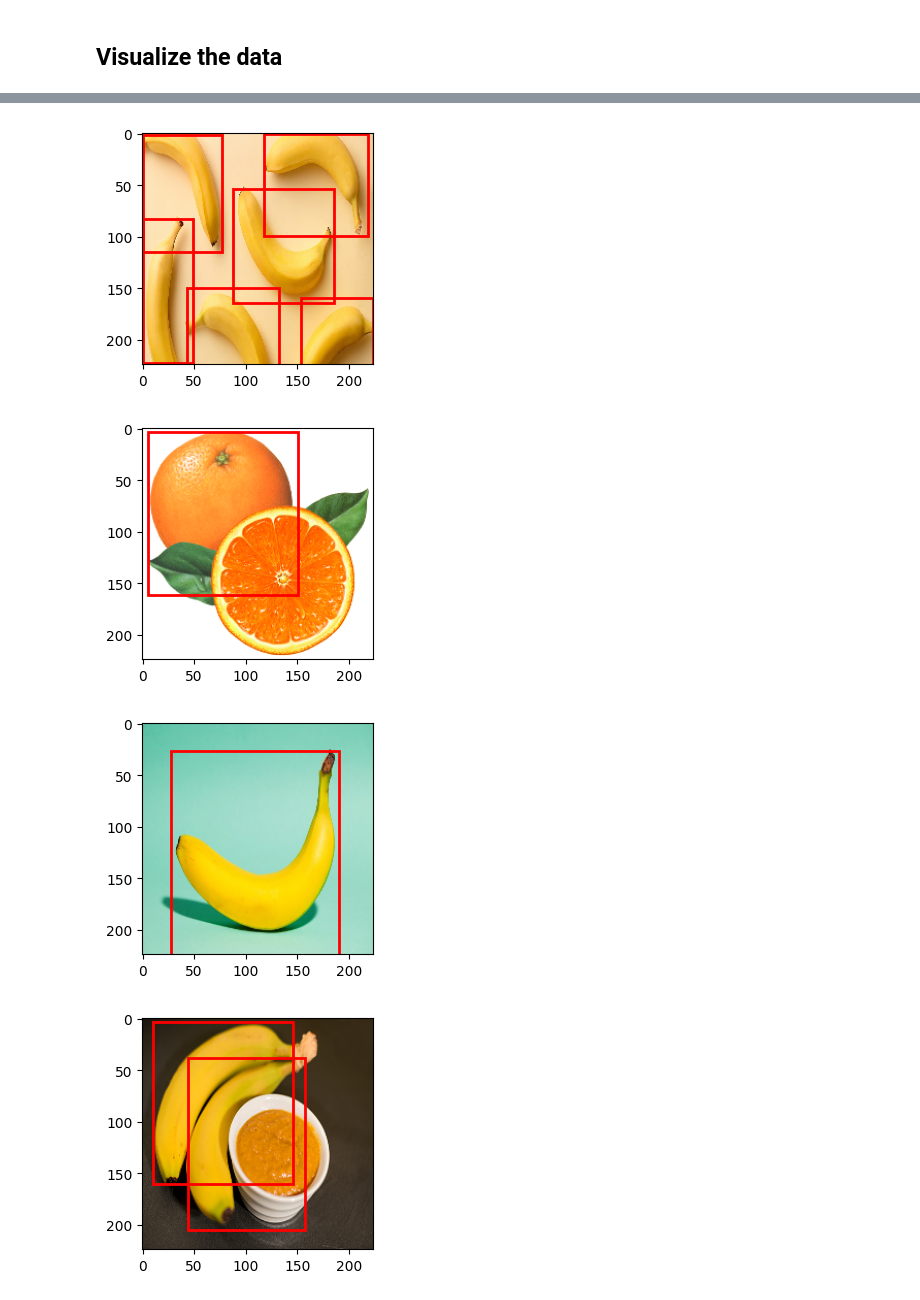
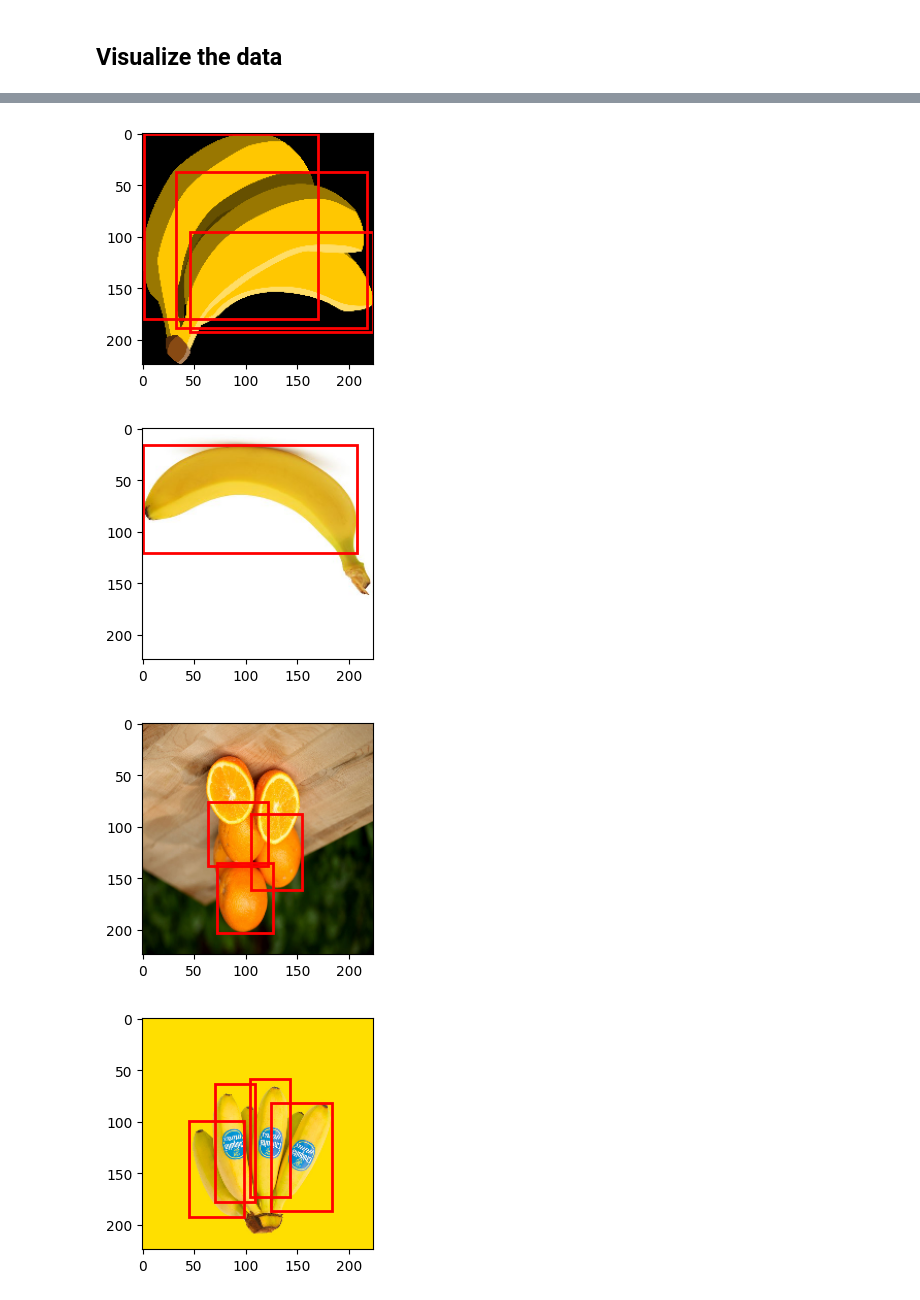
Before and after one commit to hasaniqbal777/Fruit-Detection, a Jupyter notebook: Assignment 3.ipynb, the cells around one changed output, grey strips where cells are left out. Drawn from its saved outputs; the diff is of its cells as text; code cells hidden in the pictures.

Commit message:
Added DataLoaders and Data Augmentation

```diff
--- a/Assignment 3.ipynb
+++ b/Assignment 3.ipynb
@@ -15,6 +28,19 @@ import matplotlib.pyplot as plt
 from plot import plot_img_bbox
 # %% [markdown]
 ## Loading Data
+# %%
+# Creating Data Transformer for Training and Validation
+def train_transform():
+    return A.Compose([A.HorizontalFlip(0.5),
+                      A.VerticalFlip(0.3),
+                      ToTensorV2(p=1.0)],
+                     bbox_params={'format': 'pascal_voc', 'label_fields': ['labels']})
+
+
+# Creating Data Transformer for Testing
+def test_transform():
+    return A.Compose([ToTensorV2(p=1.0)],
+                     bbox_params={'format': 'pascal_voc', 'label_fields': ['labels']})
 # %%
 # Image Directory
 img_dir = 'data/'
@@ -24,11 +50,11 @@ grps = ["train", "test"]
 
 # Train and Test Data
 train_dir = 'data/train'
-train_dataset = Dataset(train_dir, 224, 224)
-print('Images in train dataset =', len(train_dataset))
+dataset = Dataset(train_dir, 224, 224, transforms=train_transform())
+print('Images in train dataset =', len(dataset))
 
 test_dir = 'data/test'
-test_dataset = Dataset(test_dir, 224, 224)
+test_dataset = Dataset(test_dir, 224, 224, transforms=test_transform())
 print('Images in test dataset =', len(test_dataset))
 # %% [output]
 Images in train dataset = 240
@@ -37,8 +63,7 @@ Images in test dataset = 60
 ## Visualize the data
 # %%
 # Selecting some random images from the train dataset
-random_images = [train_dataset[i] for i in random.sample(range(0, len(train_dataset)), 5)]
+random_images = [dataset[i] for i in random.sample(range(0, len(dataset)), 5)]
 for img, target in random_images:
-    fig = plot_img_bbox(img, target)
-    plt.show()
+    plot_img_bbox(img, target)
 # %% [output]
@@ -46,4 +71,4 @@ for img, target in random_images:
-[figure, old version]
+[figure, new version]
-[figure, old version]
+[figure, new version]
-[figure, old version]
+[figure, new version]
-[figure, old version]
+[figure, new version]
```
Also changed, not shown: parts of 6 cells of this notebook, 4 other files.
